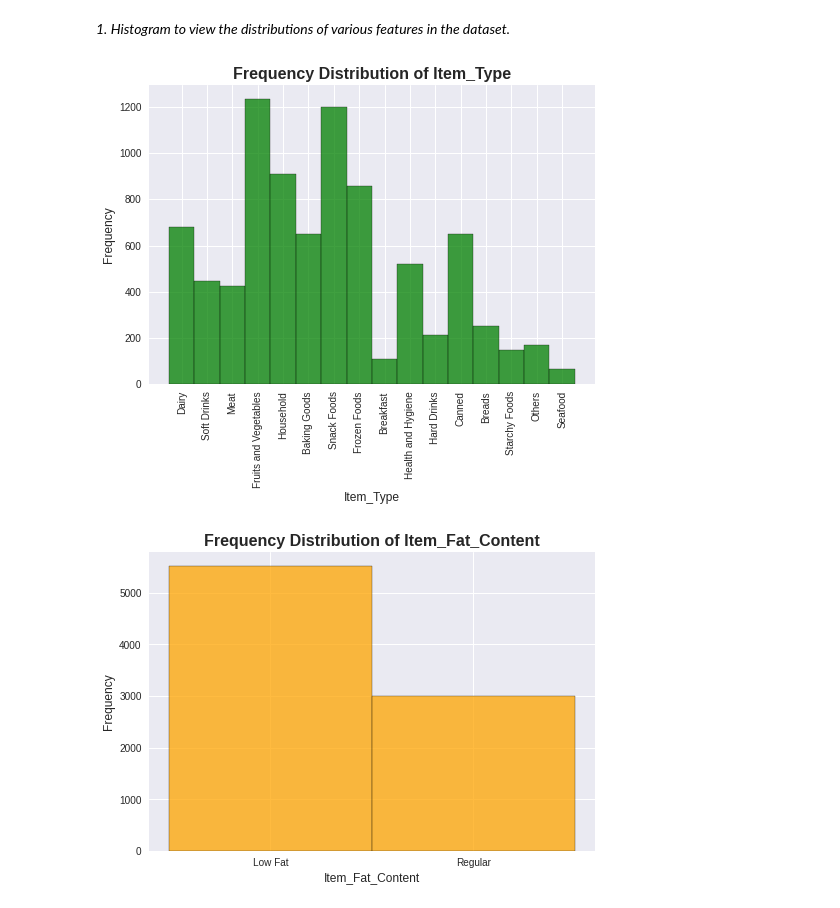
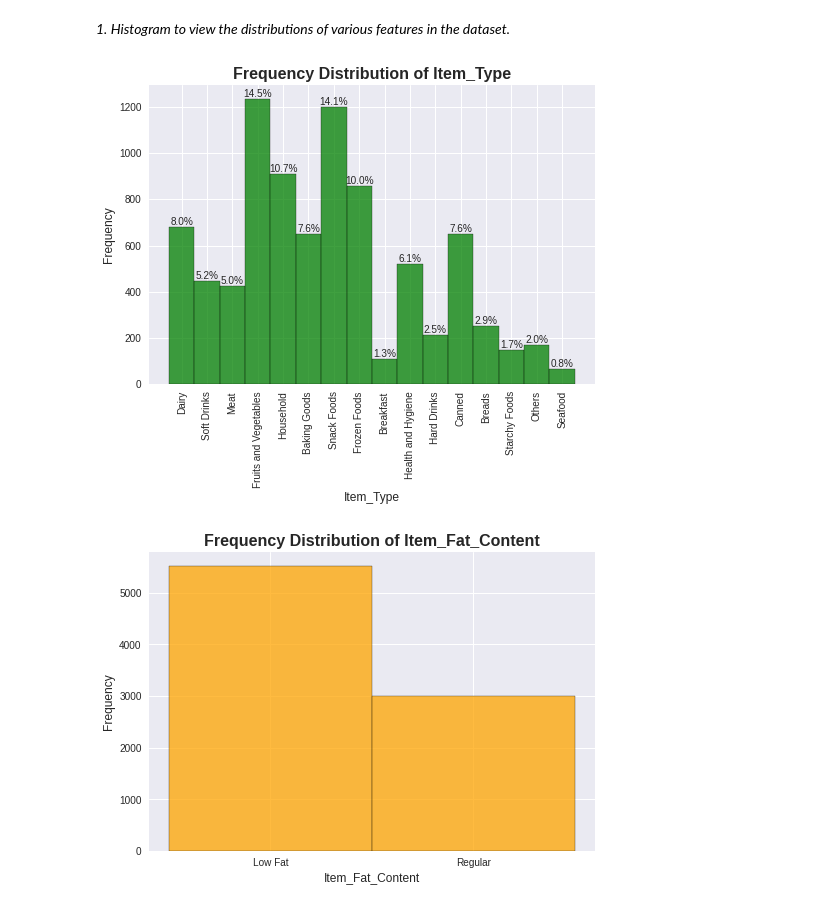
Before and after one commit to imugagga/Sales-Predictions---JFood-Sores, a Jupyter notebook: Sales_Predictions_Mugagga_Innocent.ipynb, the cells around one changed output. Cells and saved outputs as stored; diff of their text form; code cells hidden in the pictures.

```diff
--- a/Sales_Predictions_Mugagga_Innocent.ipynb
+++ b/Sales_Predictions_Mugagga_Innocent.ipynb
@@ -301,16 +314,30 @@ df.head(5)
 # %% [markdown]
 *1. Histogram to view the distributions of various features in the dataset.*
 # %%
-#Using a Histogram  to show the Frequency of Requests by Item type
+import matplotlib.pyplot as plt
+import seaborn as sns
+
+# Create histogram
 plt.style.use('seaborn')
-sns.histplot(data = df['Item_Type'],color='green')
-plt.xticks(rotation = 90)
+sns.histplot(data=df['Item_Type'], color='Green')
+
+# Add percentage values to each bin
+n = len(df['Item_Type'])
+for p in plt.gca().patches:
+    percentage = '{:.1f}%'.format(100 * p.get_height() / n)
+    plt.gca().text(p.get_x() + p.get_width() / 2, p.get_height(), percentage,
+                   ha='center', va='bottom', fontsize=10)
+
+# Set labels and title
+plt.xticks(rotation=90)
 plt.xlabel('Item_Type', fontsize=12)
 plt.ylabel('Frequency', fontsize=12)
-plt.title('Frequency Distribution of Item_Type',fontweight='bold',fontsize=16)
+plt.title('Frequency Distribution of Item_Type', fontweight='bold', fontsize=16)
+
+# Display plot
 plt.show()
 # %% [output]
-[figure, old version]
+[figure, new version]
 # %%
 #Using a Histogram  to show the Frequency of Requests by Item type
 plt.style.use('seaborn')
```
Also changed, not shown: parts of 69 cells of this notebook.
